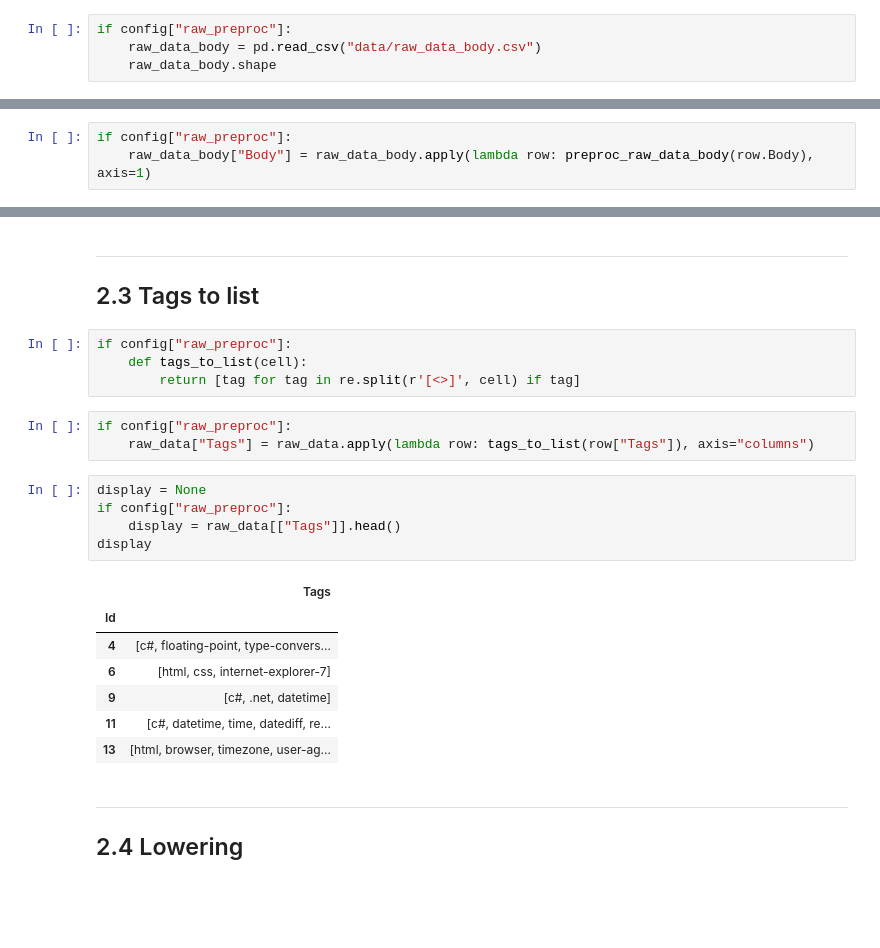
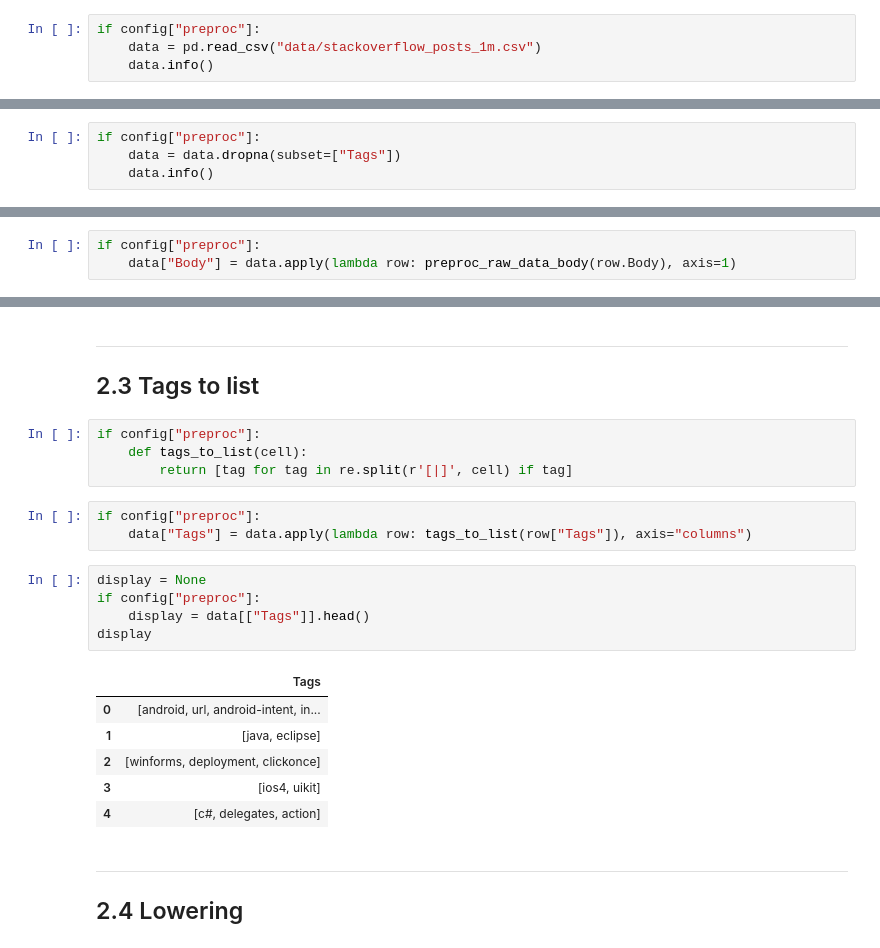
Before and after one commit to curiousmindflow/oc-ml-p5, a Jupyter notebook: preparation.ipynb, the cells around one changed output, grey strips where cells are left out. Drawn from its saved outputs; the diff is of its cells as text; blank space fills up the shorter version.

```diff
--- a/preparation.ipynb
+++ b/preparation.ipynb
@@ -36,4 +36,4 @@ config = {
 # %%
-if config["raw_preproc"]:
-    raw_data_body = pd.read_csv("data/raw_data_body.csv")
-    raw_data_body.shape
+if config["preproc"]:
+    data = pd.read_csv("data/stackoverflow_posts_1m.csv")
+    data.info()
@@ -39,0 +64,4 @@ if config["raw_preproc"]:
+# %%
+if config["preproc"]:
+    data = data.dropna(subset=["Tags"])
+    data.info()
@@ -55,5 +98,5 @@ if config["raw_preproc"]:
 
         return preproc_cell
 # %%
-if config["raw_preproc"]:
-    raw_data_body["Body"] = raw_data_body.apply(lambda row: preproc_raw_data_body(row.Body), axis=1)
+if config["preproc"]:
+    data["Body"] = data.apply(lambda row: preproc_raw_data_body(row.Body), axis=1)
@@ -84,25 +104,24 @@ display
 ***
 ## 2.3 Tags to list
 # %%
-if config["raw_preproc"]:
+if config["preproc"]:
     def tags_to_list(cell):
-        return [tag for tag in re.split(r'[<>]', cell) if tag]
+        return [tag for tag in re.split(r'[|]', cell) if tag]
 # %%
-if config["raw_preproc"]:
-    raw_data["Tags"] = raw_data.apply(lambda row: tags_to_list(row["Tags"]), axis="columns")
+if config["preproc"]:
+    data["Tags"] = data.apply(lambda row: tags_to_list(row["Tags"]), axis="columns")
 # %%
 display = None
-if config["raw_preproc"]:
-    display = raw_data[["Tags"]].head()
+if config["preproc"]:
+    display = data[["Tags"]].head()
 display
 # %% [output]
 |  | Tags |
-| Id |  |
-| 4 | [c#, floating-point, type-convers... |
-| 6 | [html, css, internet-explorer-7] |
-| 9 | [c#, .net, datetime] |
-| 11 | [c#, datetime, time, datediff, re... |
-| 13 | [html, browser, timezone, user-ag... |
+| 0 | [android, url, android-intent, in... |
+| 1 | [java, eclipse] |
+| 2 | [winforms, deployment, clickonce] |
+| 3 | [ios4, uikit] |
+| 4 | [c#, delegates, action] |
 # %% [markdown]
 ***
 ## 2.4 Lowering
```
Also changed, not shown: parts of 31 cells of this notebook, 5 other files.
